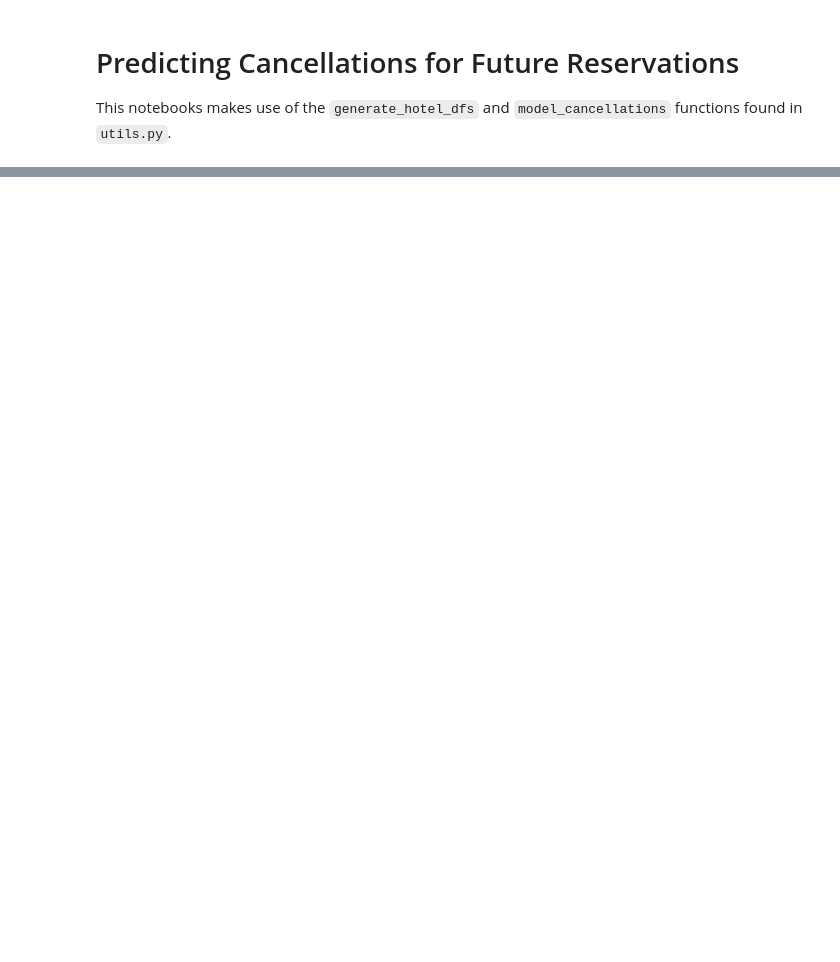
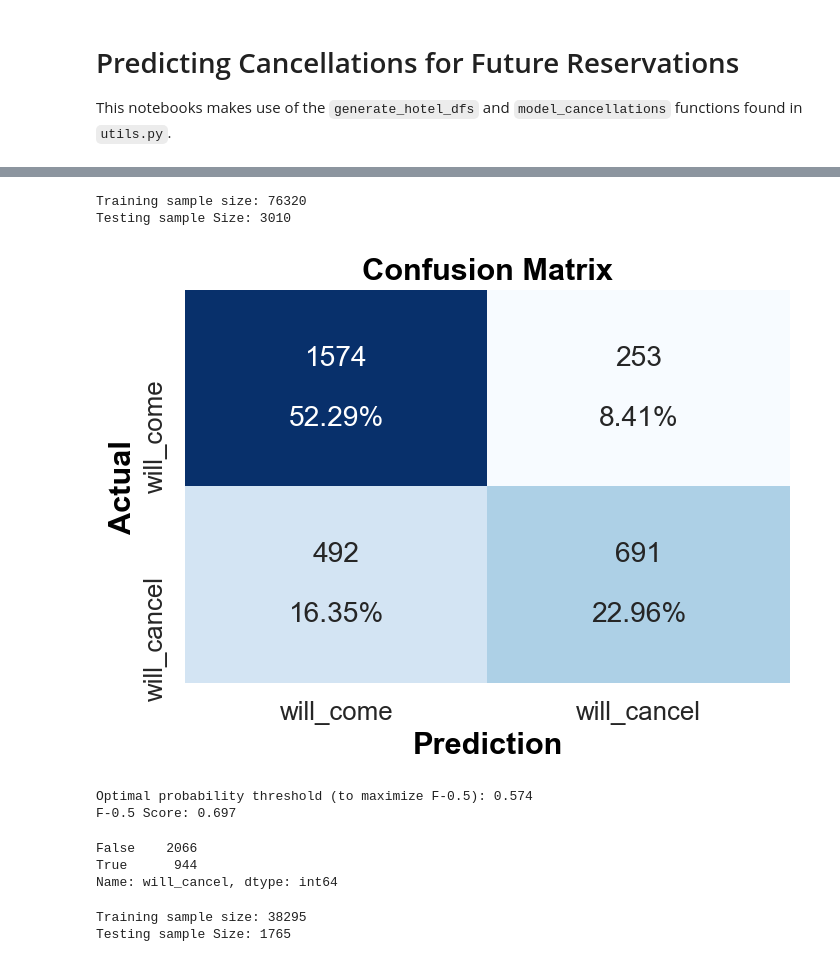
Before and after one commit to edubu2/hotel-revman-system, a Jupyter notebook: code/model_cancellations.ipynb, the cells around one changed output, grey strips where cells are left out. Cells and saved outputs as stored; diff of their text form; code cells hidden in the pictures; blank space fills up the shorter version.

```diff
--- a/code/model_cancellations.ipynb
+++ b/code/model_cancellations.ipynb
@@ -25,6 +65,23 @@ h2_dbd = pd.read_pickle("pickle/h2_dbd.pick")
+# %%
+h2_futures = predict_cancellations(h2_res, "2017-08-01", 2)
+# %% [output]
+Training sample size: 76320
+Testing sample Size: 3010
+[figure, added]
+Optimal probability threshold (to maximize F-0.5): 0.574
+F-0.5 Score: 0.697
+# %%
+h2_futures.will_cancel.value_counts()
+# %% [output]
+False    2066
+True      944
+Name: will_cancel, dtype: int64
 # %%
 from xgboost import XGBClassifier
-X1_test, h1_model = model_cancellations(h1_res, "2017-08-01", 1)
+X1_test, y_test, h1_model = model_cancellations(h1_res, "2017-08-01", 1)
+# %% [output]
+Training sample size: 38295
+Testing sample Size: 1765
 # %%
 X1_test_preds = h1_model.predict_proba(X1_test)
 # %%
```
Also changed, not shown: parts of 16 cells of this notebook, 1 other file.
